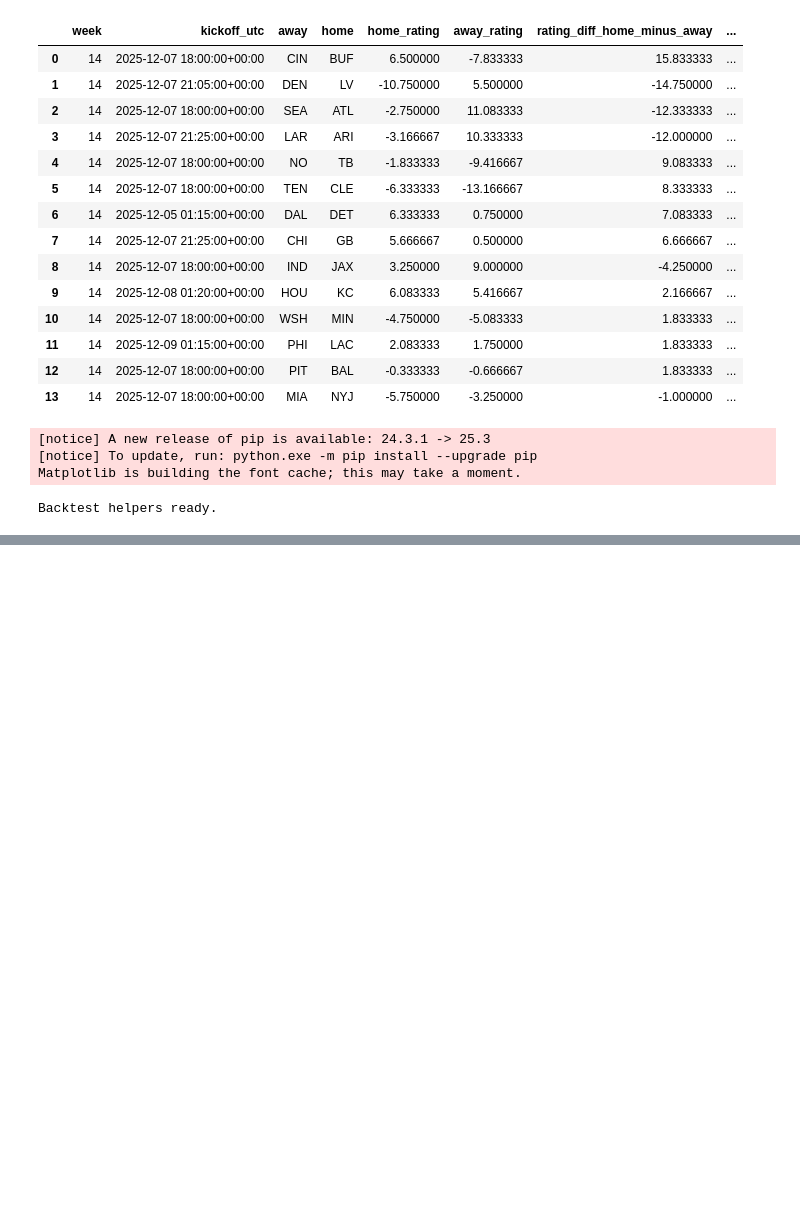
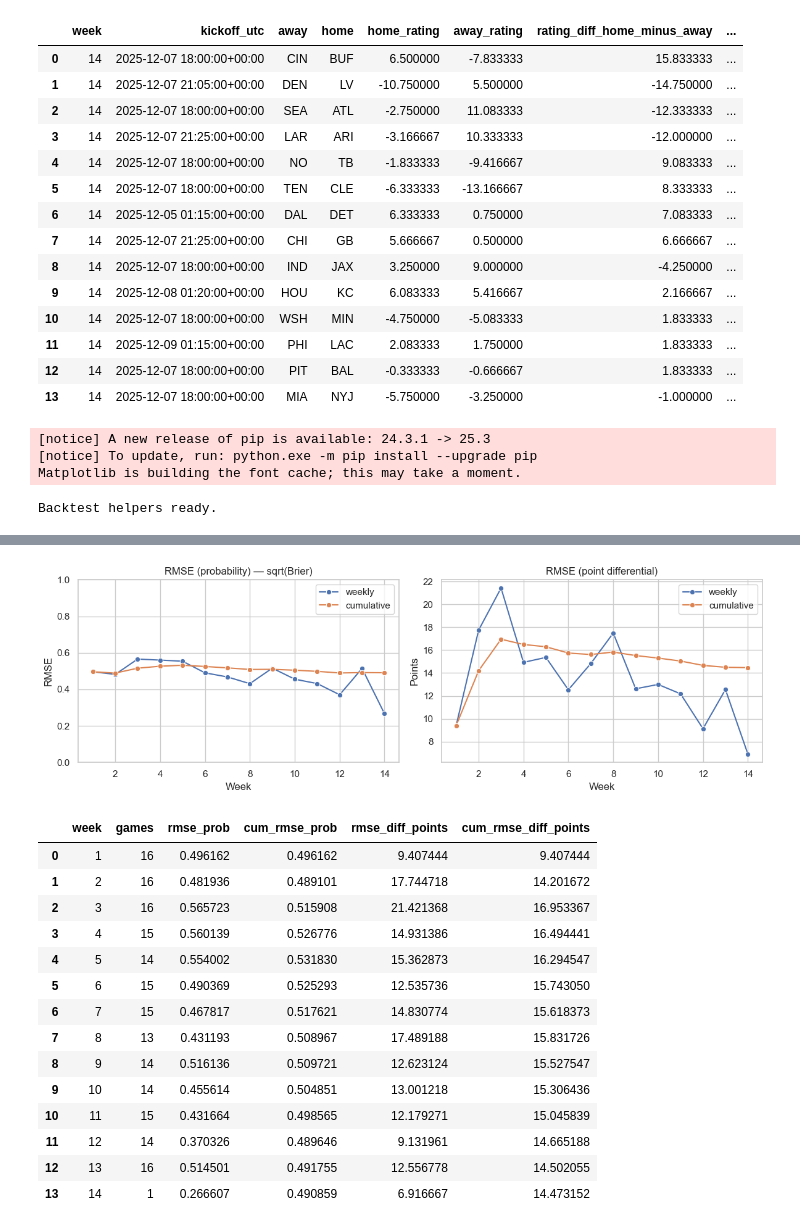
Before and after one commit to goldyb320/NFLGamePrecitor, a Jupyter notebook: nfl_winner_predictions.ipynb, the cells around one changed output, grey strips where cells are left out. Drawn from its saved outputs; the diff is of its cells as text; code cells hidden in the pictures; blank space fills up the shorter version.

Commit message:
RMSE updates and more

```diff
--- a/nfl_winner_predictions.ipynb
+++ b/nfl_winner_predictions.ipynb
@@ -480,0 +570,79 @@ else:
+# %%
+# RMSE metrics: probability (sqrt of Brier) and point-differential
+# Uses backtest_df created earlier (completed games only)
+
+if 'backtest_df' not in globals() or backtest_df is None or backtest_df.empty:
+    print("Run the backtest cell first; no completed games to evaluate.")
+else:
+    df = backtest_df.copy()
+
+    # Predicted probability error (home win probability vs actual outcome)
+    # RMSE_prob = sqrt(mean((prob_home - y_true_home)^2))
+    df["prob_sq_error"] = (df["prob_home"] - df["y_true_home"].astype(float)) ** 2
+
+    # Predicted point differential vs actual final margin
+    # Our implied point prediction is (home_rating + HFA - away_rating)
+    df["pred_point_diff"] = (df["home_rating"] + HOME_FIELD_ADVANTAGE_POINTS) - df["away_rating"]
+    df["actual_point_diff"] = (df["home_score"] - df["away_score"]).astype(float)
+    df["diff_sq_error"] = (df["pred_point_diff"] - df["actual_point_diff"]) ** 2
+
+    # Weekly RMSE and accuracy
+    wk_rmse = df.groupby("week", as_index=False).agg(
+        games=("correct", "count"),
+        correct_sum=("correct", "sum"),
+        brier=("prob_sq_error", "mean"),
+        diff_mse=("diff_sq_error", "mean"),
+        sum_prob_sq=("prob_sq_error", "sum"),
+        sum_diff_sq=("diff_sq_error", "sum"),
+    ).sort_values("week")
+    wk_rmse["rmse_prob"] = (wk_rmse["brier"]) ** 0.5
+    wk_rmse["rmse_diff_points"] = (wk_rmse["diff_mse"]) ** 0.5
+    wk_rmse["accuracy"] = wk_rmse["correct_sum"] / wk_rmse["games"].clip(lower=1)
+
+    # Cumulative metrics across weeks (progressively)
+    wk_rmse["cum_games"] = wk_rmse["games"].cumsum()
+    wk_rmse["cum_correct"] = wk_rmse["correct_sum"].cumsum()
+    wk_rmse["cum_accuracy"] = wk_rmse["cum_correct"] / wk_rmse["cum_games"].clip(lower=1)
+    wk_rmse["cum_prob_sq"] = wk_rmse["sum_prob_sq"].cumsum()
+    wk_rmse["cum_diff_sq"] = wk_rmse["sum_diff_sq"].cumsum()
+    wk_rmse["cum_rmse_prob"] = (wk_rmse["cum_prob_sq"] / wk_rmse["cum_games"]).pow(0.5)
+    wk_rmse["cum_rmse_diff_points"] = (wk_rmse["cum_diff_sq"] / wk_rmse["cum_games"]).pow(0.5)
+
+    # Plot weekly and cumulative RMSE
+    fig, axes = plt.subplots(1, 2, figsize=(12, 4))
+    sns.lineplot(data=wk_rmse, x="week", y="rmse_prob", marker="o", ax=axes[0], label="weekly")
+    sns.lineplot(data=wk_rmse, x="week", y="cum_rmse_prob", marker="o", ax=axes[0], label="cumulative")
+    axes[0].set_title("RMSE (probability) — sqrt(Brier)")
+    axes[0].set_xlabel("Week")
+    axes[0].set_ylabel("RMSE")
+    axes[0].set_ylim(0, 1)
+
+    sns.lineplot(data=wk_rmse, x="week", y="rmse_diff_points", marker="o", ax=axes[1], label="weekly")
+    sns.lineplot(data=wk_rmse, x="week", y="cum_rmse_diff_points", marker="o", ax=axes[1], label="cumulative")
+    axes[1].set_title("RMSE (point differential)")
+    axes[1].set_xlabel("Week")
+    axes[1].set_ylabel("Points")
+    plt.tight_layout()
+    plt.show()
+
+    # Show table with accuracy columns
+    display(wk_rmse[[
+        "week", "games", "accuracy", "cum_accuracy", "rmse_prob", "cum_rmse_prob", "rmse_diff_points", "cum_rmse_diff_points"
+    ]])
+# %% [output]
+[figure, added]
+|  | week | games | rmse_prob | cum_rmse_prob | rmse_diff_points | cum_rmse_diff_points |
+| 0 | 1 | 16 | 0.496162 | 0.496162 | 9.407444 | 9.407444 |
+| 1 | 2 | 16 | 0.481936 | 0.489101 | 17.744718 | 14.201672 |
+| 2 | 3 | 16 | 0.565723 | 0.515908 | 21.421368 | 16.953367 |
+| 3 | 4 | 15 | 0.560139 | 0.526776 | 14.931386 | 16.494441 |
+| 4 | 5 | 14 | 0.554002 | 0.531830 | 15.362873 | 16.294547 |
+| 5 | 6 | 15 | 0.490369 | 0.525293 | 12.535736 | 15.743050 |
+| 6 | 7 | 15 | 0.467817 | 0.517621 | 14.830774 | 15.618373 |
+| 7 | 8 | 13 | 0.431193 | 0.508967 | 17.489188 | 15.831726 |
+| 8 | 9 | 14 | 0.516136 | 0.509721 | 12.623124 | 15.527547 |
+| 9 | 10 | 14 | 0.455614 | 0.504851 | 13.001218 | 15.306436 |
+| 10 | 11 | 15 | 0.431664 | 0.498565 | 12.179271 | 15.045839 |
+| 11 | 12 | 14 | 0.370326 | 0.489646 | 9.131961 | 14.665188 |
+| 12 | 13 | 16 | 0.514501 | 0.491755 | 12.556778 | 14.502055 |
+| 13 | 14 | 1 | 0.266607 | 0.490859 | 6.916667 | 14.473152 |
```
Also changed, not shown: parts of 2 cells of this notebook.
